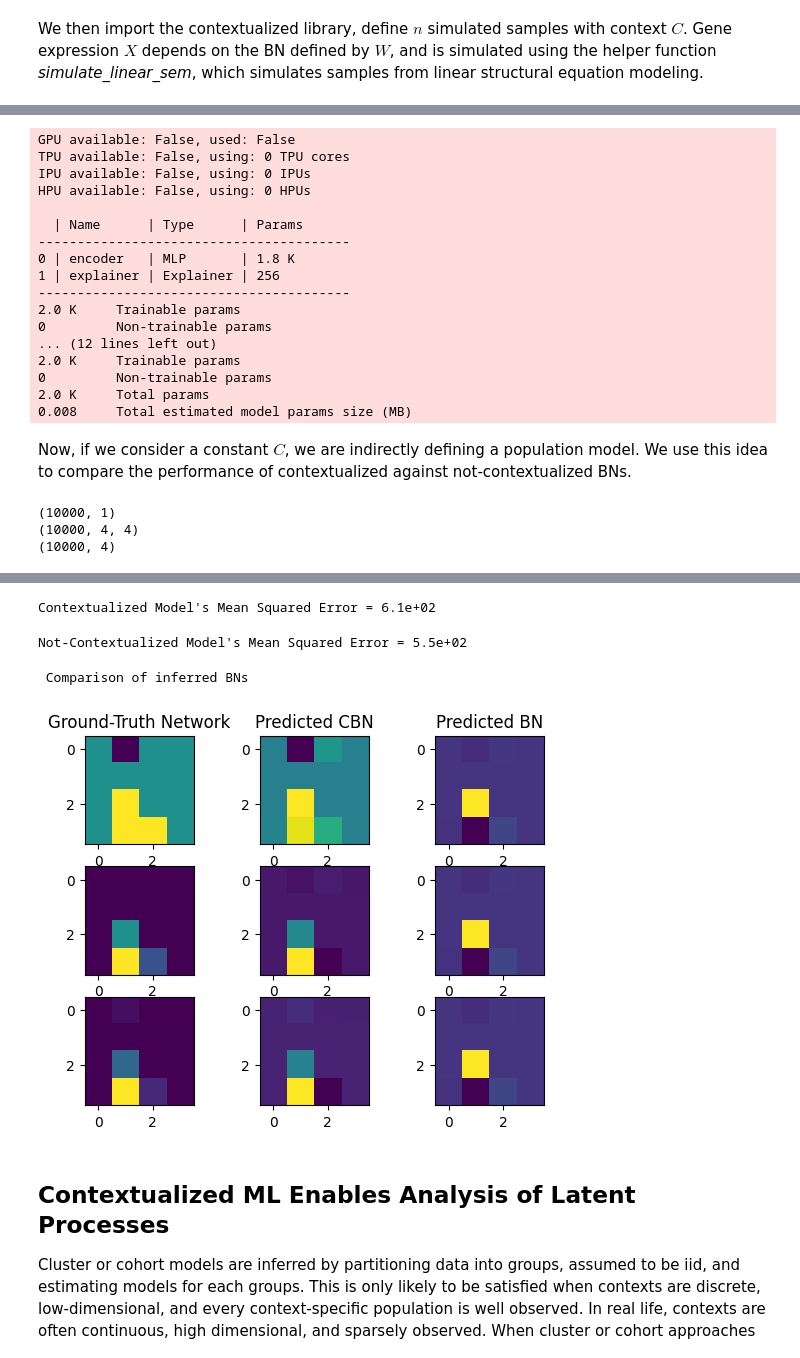
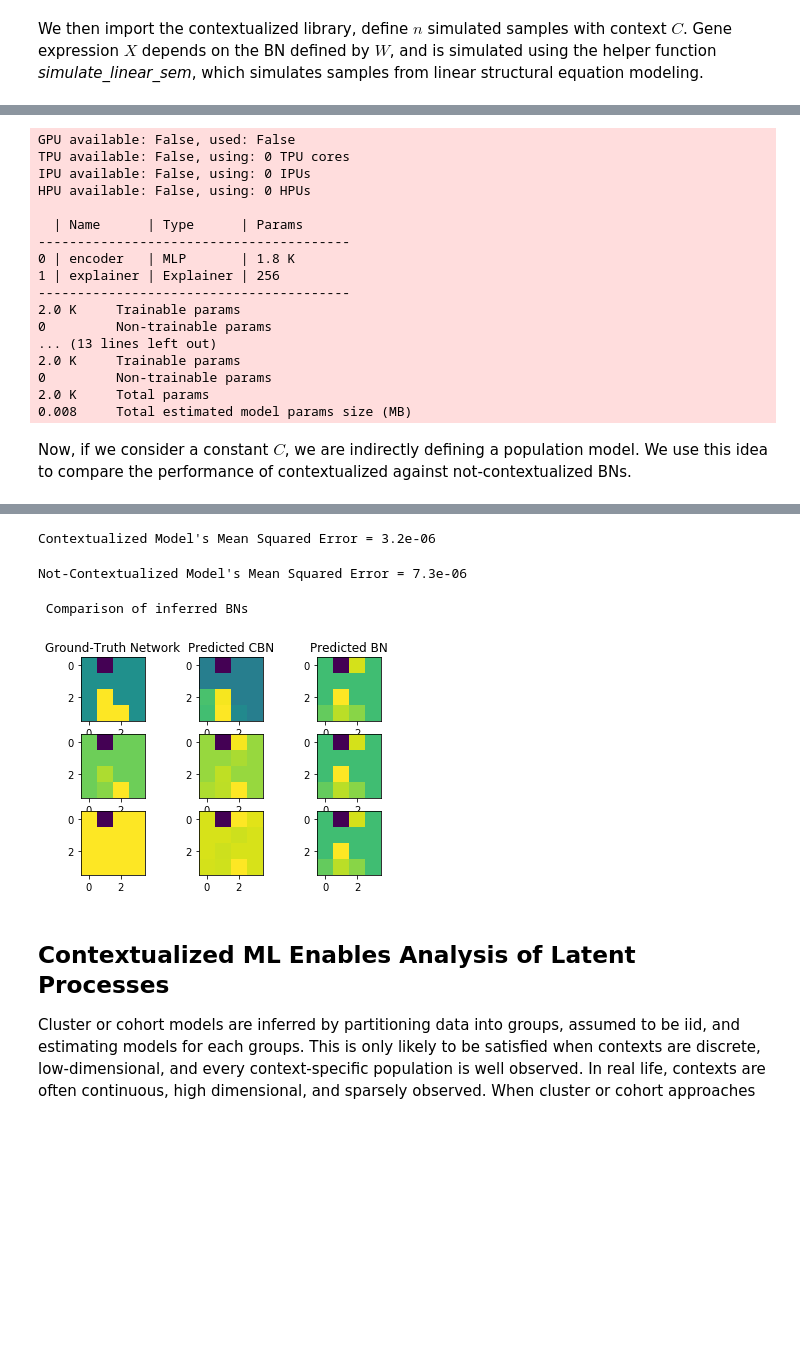
Before and after one commit to cnellington/Contextualized, a Jupyter notebook: docs/benefits_of_contextualized_ML.ipynb, the cells around one changed output, grey strips where cells are left out. Saved outputs shown, nothing was run; the diff lists cells and outputs as text; code cells hidden in the pictures; blank space fills up the shorter version.

Commit message:
Benefits of Contextualized ML

```diff
--- a/docs/benefits_of_contextualized_ML.ipynb
+++ b/docs/benefits_of_contextualized_ML.ipynb
@@ -57,11 +52,0 @@ print(C.shape, W.shape, X.shape)
-# %%
-from contextualized.easy import ContextualizedMarkovNetworks
-
-cmn = ContextualizedMarkovNetworks(encoder_type='ngam', num_archetypes=16, n_bootstraps=3)
-cmn.fit(C, X, max_epochs=5)
-
-# Get networks
-networks = cmn.predict_networks(C)
-
-# Get precision matrices
-precision_mats = cmn.predict_precisions(C)
@@ -86,10 +53,12 @@ HPU available: False, using: 0 HPUs
 # %%
+%%capture
 from contextualized.easy import ContextualizedBayesianNetworks
-cbn = ContextualizedBayesianNetworks(
-    encoder_type='mlp', num_archetypes=16,
-    n_bootstraps=2, archetype_dag_loss_type="DAGMA", archetype_alpha=0.,
-    sample_specific_dag_loss_type="DAGMA", sample_specific_alpha=1e-1,
-    learning_rate=1e-3)
+with io.capture_output() as captured:
+    cbn = ContextualizedBayesianNetworks(
+        encoder_type='mlp', num_archetypes=16,
+        n_bootstraps=2, archetype_dag_loss_type="DAGMA", archetype_alpha=0.,
+        sample_specific_dag_loss_type="DAGMA", sample_specific_alpha=1e-1,
+        learning_rate=1e-3)
 cbn.fit(C, X, max_epochs=10)
 # %% [output]
 GPU available: False, used: False
@@ -104,21 +73,17 @@ HPU available: False, using: 0 HPUs
 ----------------------------------------
 2.0 K     Trainable params
 0         Non-trainable params
-... (12 lines left out)
+... (13 lines left out)
 2.0 K     Trainable params
 0         Non-trainable params
 2.0 K     Total params
 0.008     Total estimated model params size (MB)
 # %% [markdown]
 Now, if we consider a constant $C$, we are indirectly defining a population model. We use this idea to compare the performance of contextualized against not-contextualized BNs.
-# %%
-const_C = np.ones((n, 1))
-print(const_C.shape, W.shape, X.shape)
-# %% [output]
-(10000, 1)
-(10000, 4, 4)
-(10000, 4)
 # %%
+%%capture
+const_C = np.ones((n, 1))
+const_C = scaler.transform(const_C)
 bn = ContextualizedBayesianNetworks(
     encoder_type='mlp', num_archetypes=16,
     n_bootstraps=2, archetype_dag_loss_type="DAGMA", archetype_alpha=0.,
@@ -144,45 +109,44 @@ HPU available: False, using: 0 HPUs
 2.0 K     Total params
 0.008     Total estimated model params size (MB)
 # %%
-# We can measure Mean-Squared Error to measure likelihood of X under predicted networks.
-c_mses = np.mean(cbn.measure_mses(C, X))
-mses = np.mean(bn.measure_mses(C, X))
-print(f'[bold green]Contextualized Model\'s Mean Squared Error = [bold cyan]{c_mses:.2}')
-print(f'[bold green]Not-Contextualized Model\'s Mean Squared Error = [bold cyan]{mses:.2}')
+error_context = np.mean(((cbn.predict_networks(C) - W) ** 2) / n)
+error_uncontext = np.mean(((bn.predict_networks(C) - W) ** 2) / n)
+print(f'[bold green]Contextualized Model\'s Mean Squared Error = [bold cyan]{error_context:.2}')
+print(f'[bold green]Not-Contextualized Model\'s Mean Squared Error = [bold cyan]{error_uncontext:.2}')
 # %% [output]
-Contextualized Model's Mean Squared Error = 6.1e+02
+Contextualized Model's Mean Squared Error = 3.2e-06
-Not-Contextualized Model's Mean Squared Error = 5.5e+02
+Not-Contextualized Model's Mean Squared Error = 7.3e-06
 # %%
 # Predict and visualize network
 predicted_contextualized_networks = cbn.predict_networks(C)
 predicted_networks = bn.predict_networks(C)
 print(f'[bold green] Comparison of inferred BNs')
 
 f, axarr = plt.subplots(3, 3)
 
 index_of_1 = np.where(C == 1)[0][0]
-index_of_2 = np.where(C == 2)[0][0]
-index_of_3 = np.where(C == 3)[0][0]
+index_of_2 = np.where(np.isclose(C, 0.4, atol = 0.099))[0][0]
+index_of_3 = np.where(C == 0)[0][0]
 
 axarr[0,0].imshow(W[index_of_1])
 axarr[0,1].imshow(predicted_contextualized_networks[index_of_1])
 axarr[0,2].imshow(predicted_networks[index_of_1])
 axarr[1,0].imshow(W[index_of_2])
 axarr[1,1].imshow(predicted_contextualized_networks[index_of_2])
 axarr[1,2].imshow(predicted_networks[index_of_2])
 axarr[2,0].imshow(W[index_of_3])
 axarr[2,1].imshow(predicted_contextualized_networks[index_of_3])
 axarr[2,2].imshow(predicted_networks[index_of_3])
 
 
 axarr[0,0].set_title("Ground-Truth Network")
 axarr[0,1].set_title("Predicted CBN")
 axarr[0,2].set_title("Predicted BN")
 
 plt.show()
 # %% [output]
  Comparison of inferred BNs
-[figure, old version]
+[figure, new version]
 # %% [markdown]
 ## Contextualized ML Enables Analysis of Latent Processes
 Cluster or cohort models are inferred by partitioning data into groups, assumed to be iid, and estimating models for each groups. This
```
Also changed, not shown: parts of 21 cells of this notebook.
